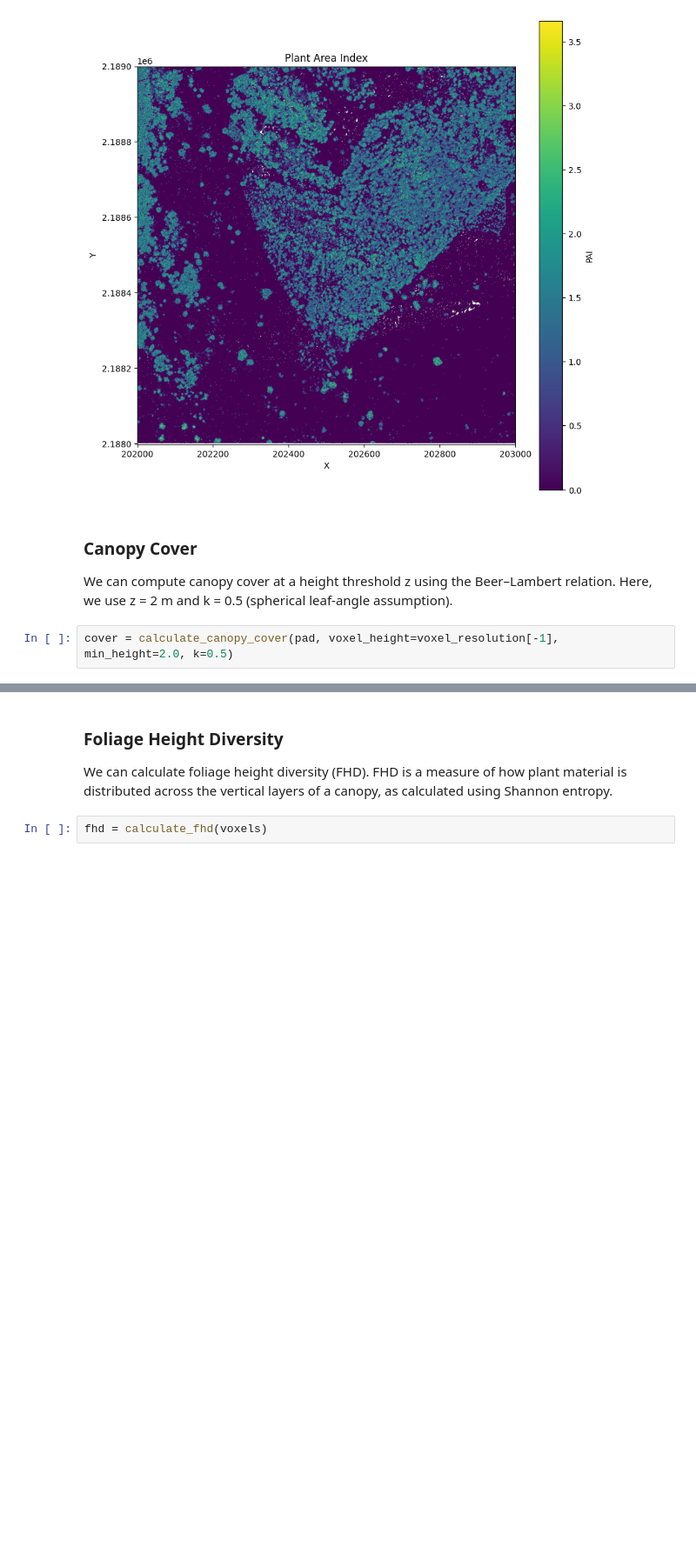
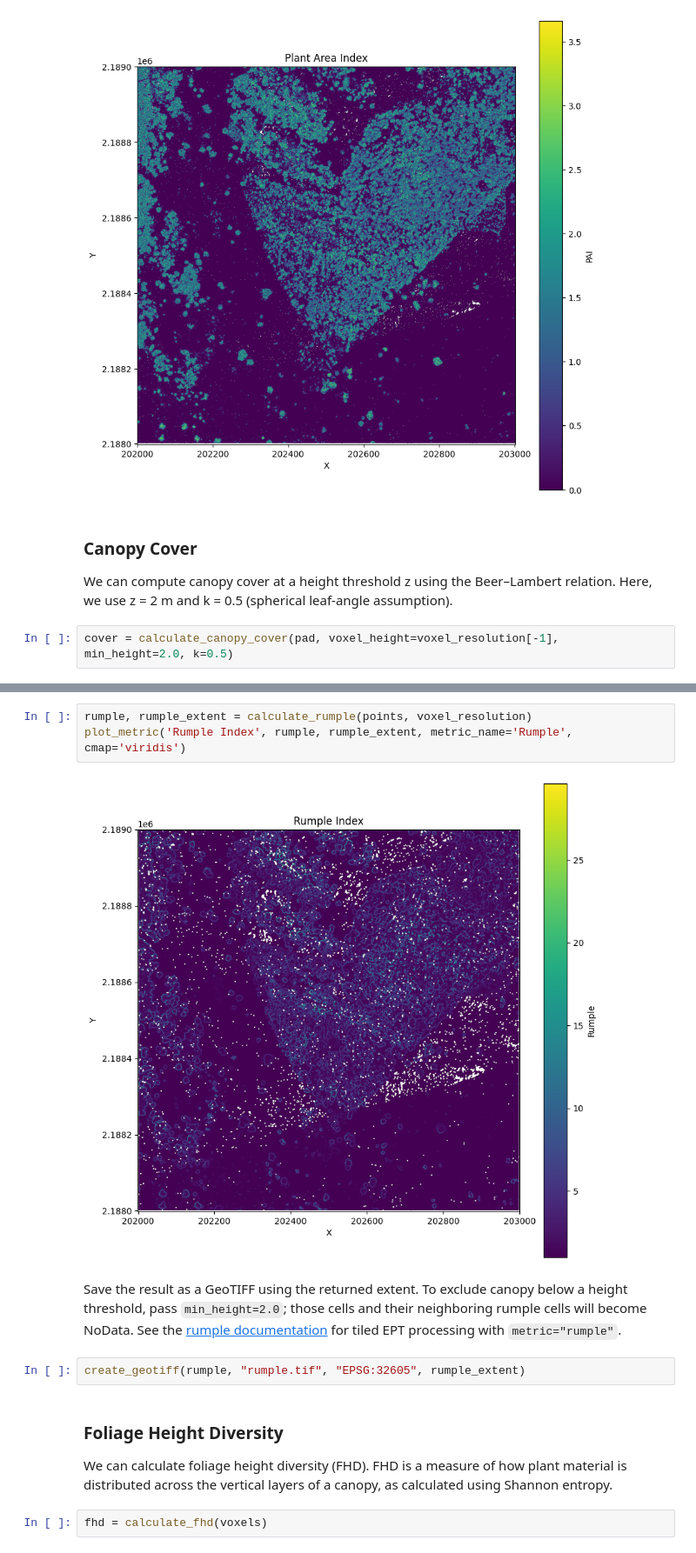
Before and after one commit to iosefa/PyForestScan, a Jupyter notebook: docs/examples/calculate-forest-metrics.ipynb, the cells around one changed output, grey strips where cells are left out. Shown at 87% size. Saved outputs shown, nothing was run; the diff lists cells and outputs as text; blank space fills up the shorter version.

Commit message:
Calculate rumple on the voxel grid

```diff
--- a/docs/examples/calculate-forest-metrics.ipynb
+++ b/docs/examples/calculate-forest-metrics.ipynb
@@ -67,3 +72,12 @@ plot_metric('Canopy Cover', cover, extent, metric_name='Canopy Cover', cmap='vir
+# %%
+rumple, rumple_extent = calculate_rumple(points, voxel_resolution)
+plot_metric('Rumple Index', rumple, rumple_extent, metric_name='Rumple', cmap='viridis')
+# %% [output]
+[figure, added]
+# %% [markdown]
+Save the result as a GeoTIFF using the returned extent. To exclude canopy below a height threshold, pass `min_height=2.0`; those cells and their neighboring rumple cells will become NoData. See the [rumple documentation](../usage/forest-structure/rumple.md) for tiled EPT processing with `metric="rumple"`.
+# %%
+create_geotiff(rumple, "rumple.tif", "EPSG:32605", rumple_extent)
 # %% [markdown]
 ### Foliage Height Diversity
 We can calculate foliage height diversity (FHD). FHD is a measure of how plant material is distributed across the vertical layers of a canopy, as calculated using Shannon entropy.
```
Also changed, not shown: parts of 6 cells of this notebook, 5 other files.
